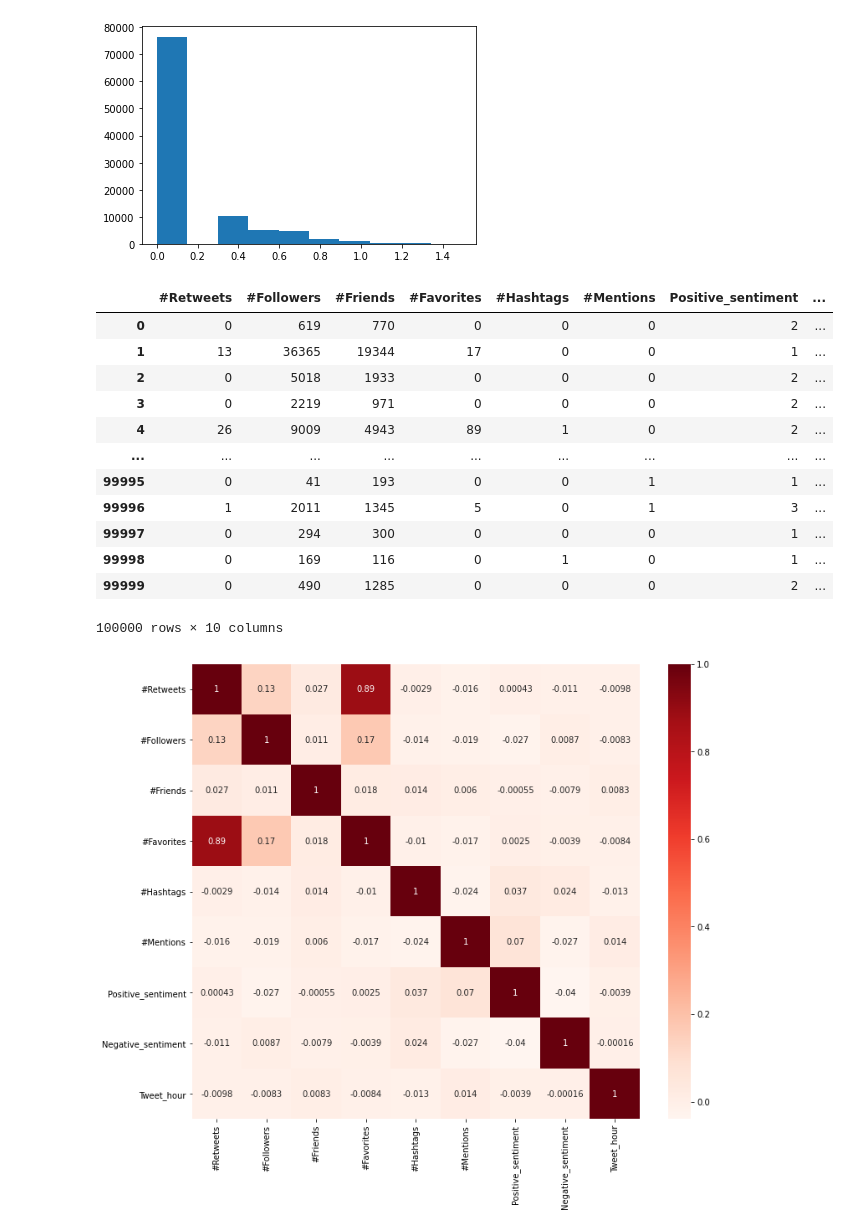
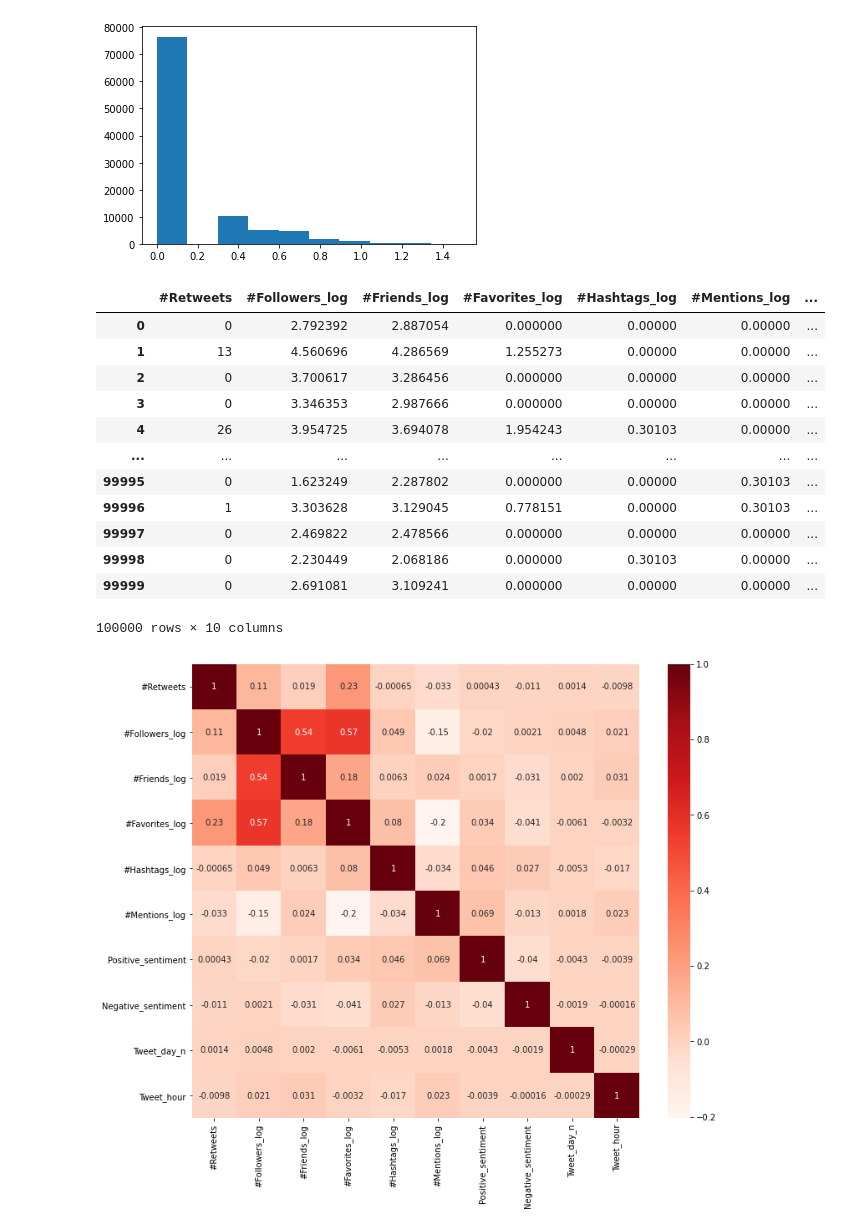
Before and after one commit to ehager77/intro_to_ai, a Jupyter notebook: hw_2/intro_to_ai_hw2_ehager.ipynb, the cells around one changed output. Saved outputs shown, nothing was run; the diff lists cells and outputs as text; code cells hidden in the pictures.

```diff
--- a/hw_2/intro_to_ai_hw2_ehager.ipynb
+++ b/hw_2/intro_to_ai_hw2_ehager.ipynb
@@ -30,6 +25,7 @@ twitter_data = twitter_data.drop(columns=['Sentiment', 'Entities'])
 # %%
 twitter_data['Tweet_day'] = twitter_data['Timestamp'].str[0:3]
-twitter_data['Tweet_day'] = twitter_data['Tweet_day'].apply(lambda x: str(day_dict.get(x)))
+le_day = LabelEncoder()
+twitter_data['Tweet_day_n'] = le_day.fit_transform(twitter_data['Tweet_day'])
 # %%
 twitter_data['Tweet_hour'] = twitter_data['Timestamp'].str[10:13].astype(int)
 # %%
@@ -96,21 +96,21 @@ print('Skew coefficient: ', twitter_data['#Hashtags_log'].skew())
 Skew coefficient:  2.1402405394868054
 [figure]
 # %%
-td_new = twitter_data[['#Retweets', '#Followers', '#Friends', '#Favorites', '#Hashtags', '#Mentions', 'Positive_sentiment', 'Negative_sentiment', 'Tweet_day', 'Tweet_hour']].copy()
+td_new = twitter_data[['#Retweets', '#Followers_log', '#Friends_log', '#Favorites_log', '#Hashtags_log', '#Mentions_log', 'Positive_sentiment', 'Negative_sentiment', 'Tweet_day_n', 'Tweet_hour']]
 td_new
 # %% [output]
-|  | #Retweets | #Followers | #Friends | #Favorites | #Hashtags | #Mentions | Positive_sentiment | ... |
-| 0 | 0 | 619 | 770 | 0 | 0 | 0 | 2 | ... |
-| 1 | 13 | 36365 | 19344 | 17 | 0 | 0 | 1 | ... |
-| 2 | 0 | 5018 | 1933 | 0 | 0 | 0 | 2 | ... |
-| 3 | 0 | 2219 | 971 | 0 | 0 | 0 | 2 | ... |
-| 4 | 26 | 9009 | 4943 | 89 | 1 | 0 | 2 | ... |
-| ... | ... | ... | ... | ... | ... | ... | ... | ... |
-| 99995 | 0 | 41 | 193 | 0 | 0 | 1 | 1 | ... |
-| 99996 | 1 | 2011 | 1345 | 5 | 0 | 1 | 3 | ... |
-| 99997 | 0 | 294 | 300 | 0 | 0 | 0 | 1 | ... |
-| 99998 | 0 | 169 | 116 | 0 | 1 | 0 | 1 | ... |
-| 99999 | 0 | 490 | 1285 | 0 | 0 | 0 | 2 | ... |
+|  | #Retweets | #Followers_log | #Friends_log | #Favorites_log | #Hashtags_log | #Mentions_log | ... |
+| 0 | 0 | 2.792392 | 2.887054 | 0.000000 | 0.00000 | 0.00000 | ... |
+| 1 | 13 | 4.560696 | 4.286569 | 1.255273 | 0.00000 | 0.00000 | ... |
+| 2 | 0 | 3.700617 | 3.286456 | 0.000000 | 0.00000 | 0.00000 | ... |
+| 3 | 0 | 3.346353 | 2.987666 | 0.000000 | 0.00000 | 0.00000 | ... |
+| 4 | 26 | 3.954725 | 3.694078 | 1.954243 | 0.30103 | 0.00000 | ... |
+| ... | ... | ... | ... | ... | ... | ... | ... |
+| 99995 | 0 | 1.623249 | 2.287802 | 0.000000 | 0.00000 | 0.30103 | ... |
+| 99996 | 1 | 3.303628 | 3.129045 | 0.778151 | 0.00000 | 0.30103 | ... |
+| 99997 | 0 | 2.469822 | 2.478566 | 0.000000 | 0.00000 | 0.00000 | ... |
+| 99998 | 0 | 2.230449 | 2.068186 | 0.000000 | 0.30103 | 0.00000 | ... |
+| 99999 | 0 | 2.691081 | 3.109241 | 0.000000 | 0.00000 | 0.00000 | ... |
 100000 rows × 10 columns
 # %%
 plt.figure(figsize=(12,10))
@@ -118,4 +118,4 @@ cor = td_new.corr(method='pearson')
 sns.heatmap(cor, annot=True, cmap=plt.cm.Reds)
 plt.show()
 # %% [output]
-[figure, old version]
+[figure, new version]
```
Also changed, not shown: parts of 16 cells of this notebook.
